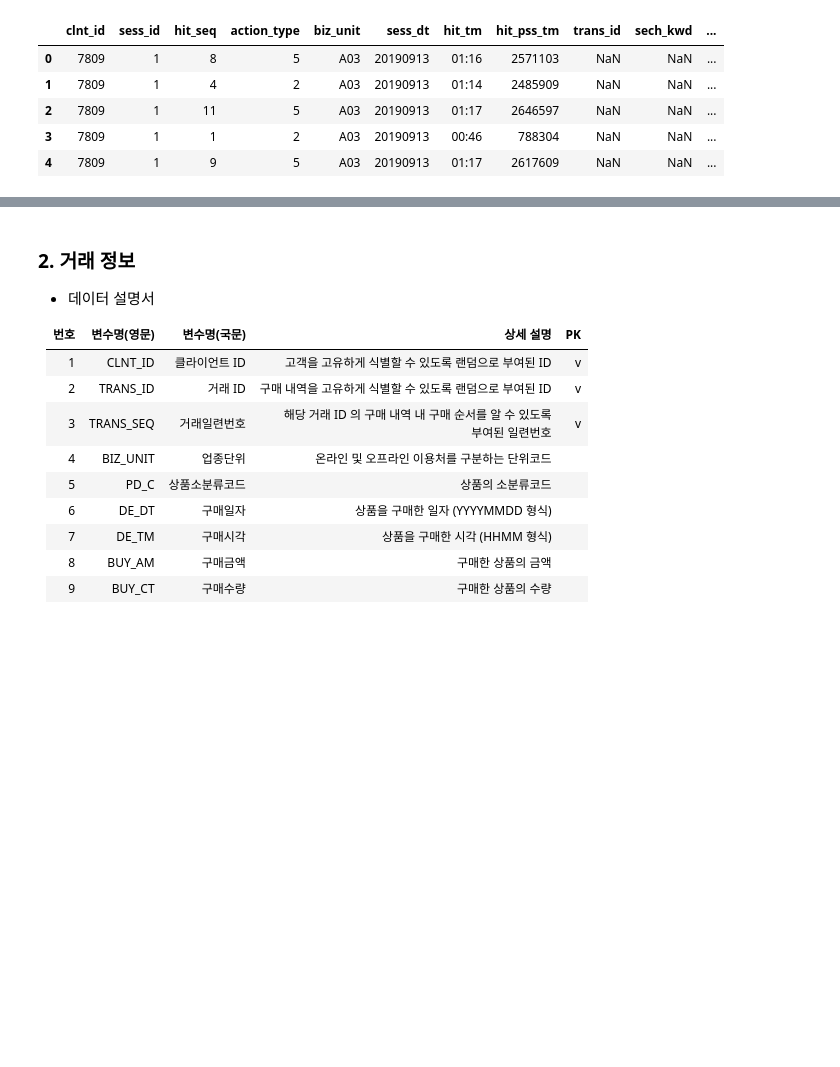
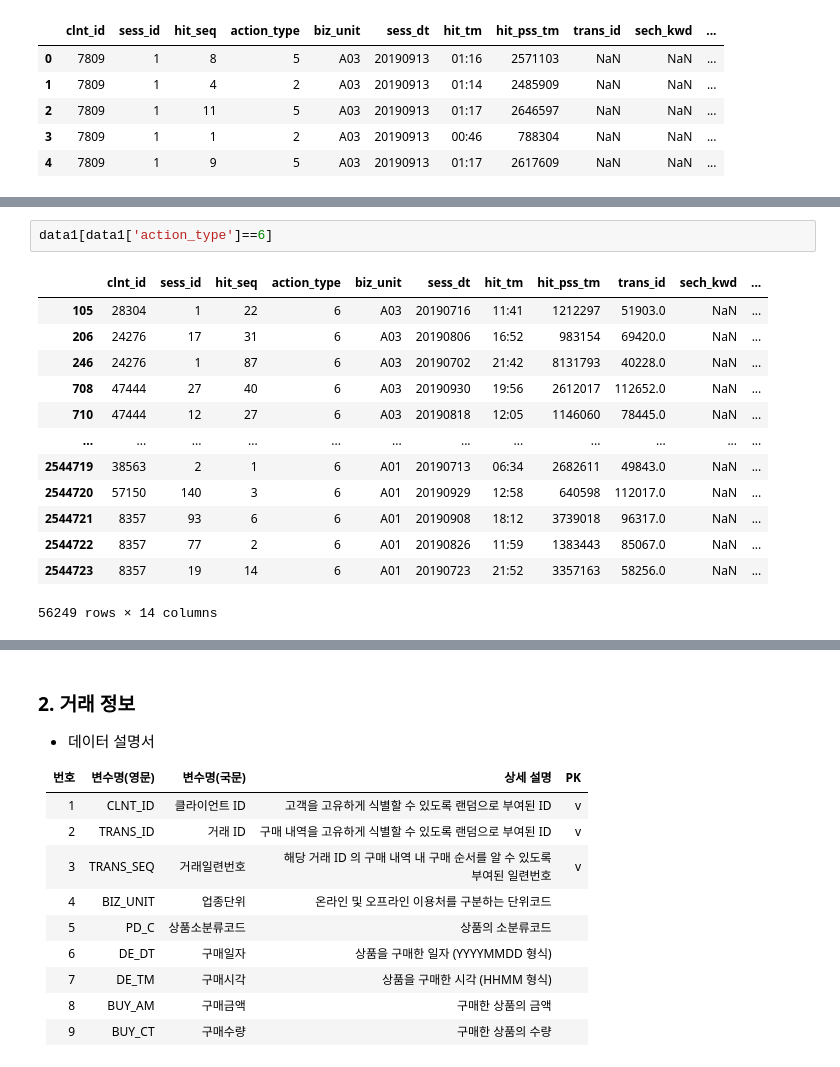
Before and after one commit to Gyeol0/Personalized-Content-Recommendation, a Jupyter notebook: L.Point.ipynb, the cells around one changed output, grey strips where cells are left out. Cells and saved outputs as stored; diff of their text form; blank space fills up the shorter version.

```diff
--- a/L.Point.ipynb
+++ b/L.Point.ipynb
@@ -49,0 +66,16 @@ data1.head()
+# %%
+data1[data1['action_type']==6]
+# %% [output]
+|  | clnt_id | sess_id | hit_seq | action_type | biz_unit | sess_dt | hit_tm | hit_pss_tm | trans_id | sech_kwd | ... |
+| 105 | 28304 | 1 | 22 | 6 | A03 | 20190716 | 11:41 | 1212297 | 51903.0 | NaN | ... |
+| 206 | 24276 | 17 | 31 | 6 | A03 | 20190806 | 16:52 | 983154 | 69420.0 | NaN | ... |
+| 246 | 24276 | 1 | 87 | 6 | A03 | 20190702 | 21:42 | 8131793 | 40228.0 | NaN | ... |
+| 708 | 47444 | 27 | 40 | 6 | A03 | 20190930 | 19:56 | 2612017 | 112652.0 | NaN | ... |
+| 710 | 47444 | 12 | 27 | 6 | A03 | 20190818 | 12:05 | 1146060 | 78445.0 | NaN | ... |
+| ... | ... | ... | ... | ... | ... | ... | ... | ... | ... | ... | ... |
+| 2544719 | 38563 | 2 | 1 | 6 | A01 | 20190713 | 06:34 | 2682611 | 49843.0 | NaN | ... |
+| 2544720 | 57150 | 140 | 3 | 6 | A01 | 20190929 | 12:58 | 640598 | 112017.0 | NaN | ... |
+| 2544721 | 8357 | 93 | 6 | 6 | A01 | 20190908 | 18:12 | 3739018 | 96317.0 | NaN | ... |
+| 2544722 | 8357 | 77 | 2 | 6 | A01 | 20190826 | 11:59 | 1383443 | 85067.0 | NaN | ... |
+| 2544723 | 8357 | 19 | 14 | 6 | A01 | 20190723 | 21:52 | 3357163 | 58256.0 | NaN | ... |
+56249 rows × 14 columns
```
Also changed, not shown: parts of 6 cells of this notebook, 1 other file.
